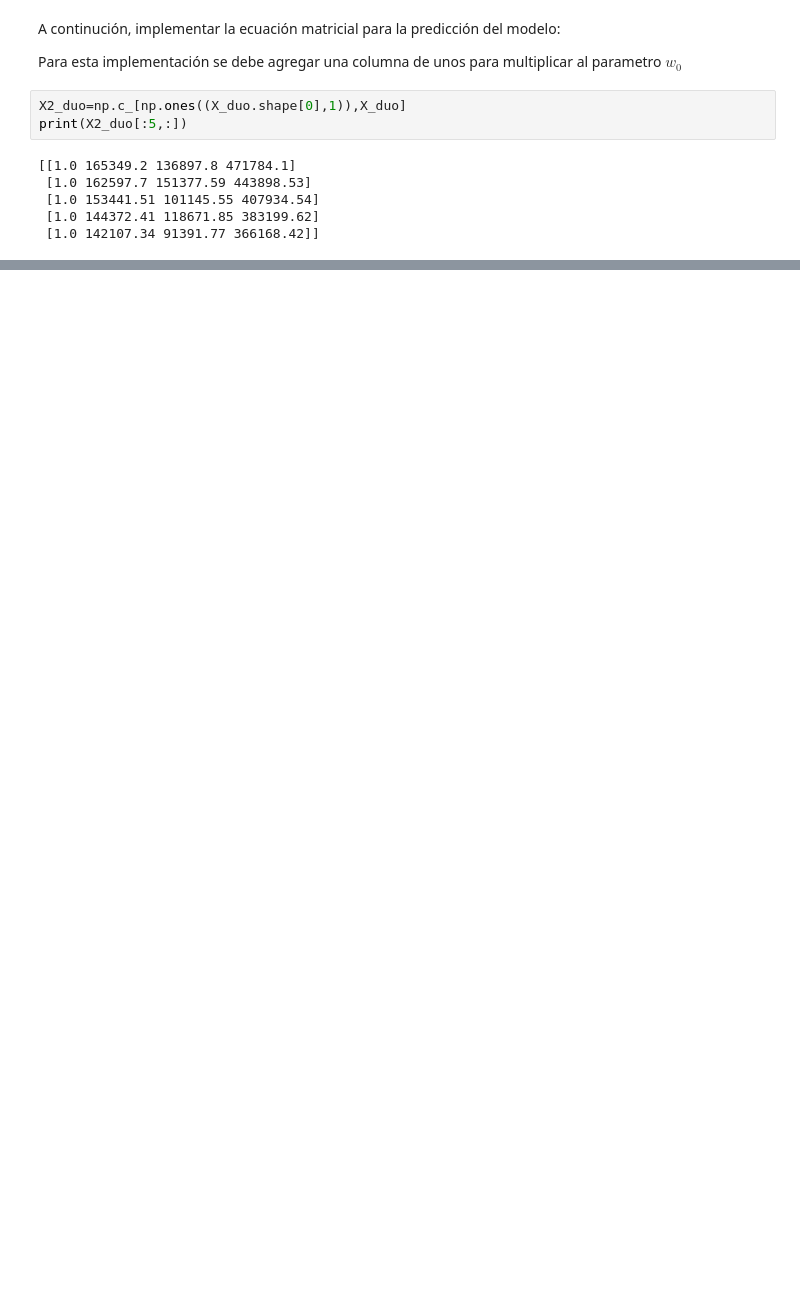
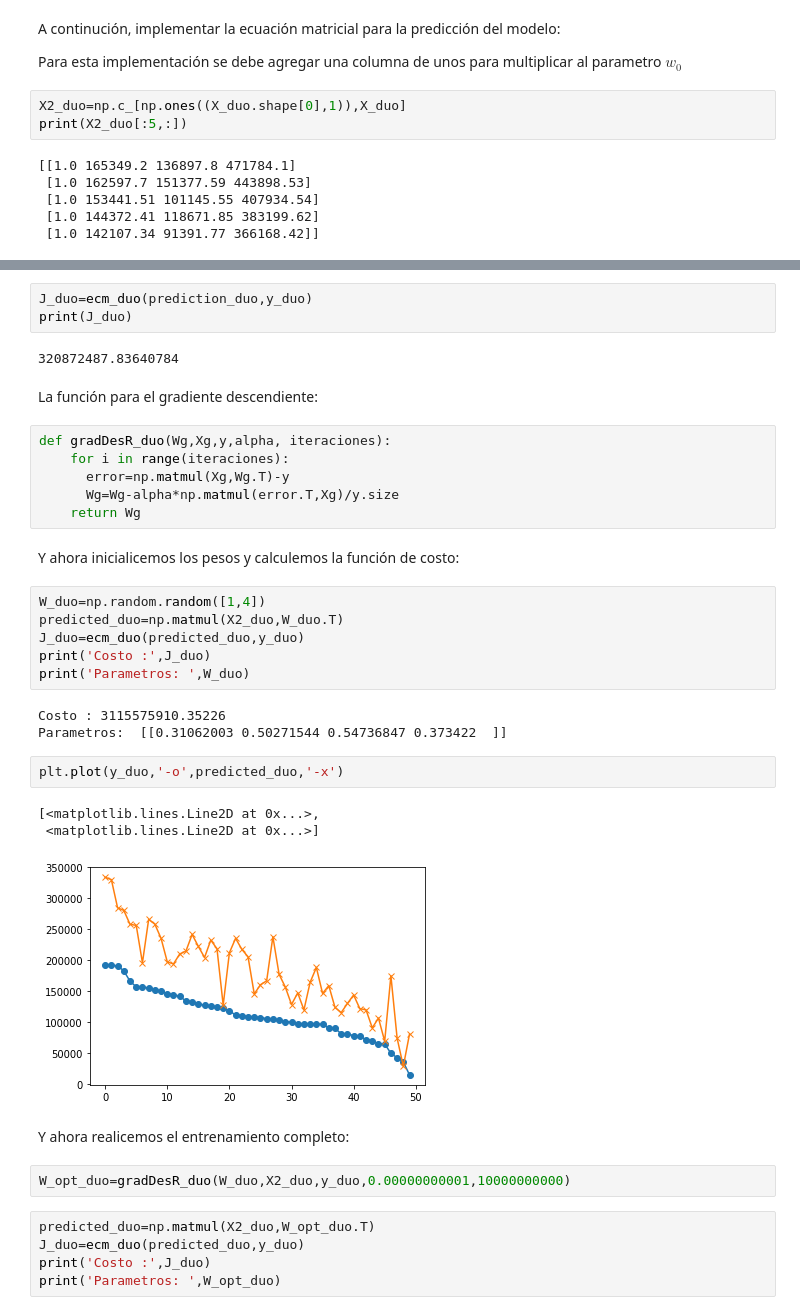
Before and after one commit to ijrios/Machine_learning_regression, a Jupyter notebook: opus_regression.ipynb, the cells around one changed output, grey strips where cells are left out. Saved outputs shown, nothing was run; the diff lists cells and outputs as text; blank space fills up the shorter version.

```diff
--- a/opus_regression.ipynb
+++ b/opus_regression.ipynb
@@ -227,0 +237,39 @@ print(X2_duo[:5,:])
+# %%
+J_duo=ecm_duo(prediction_duo,y_duo)
+print(J_duo)
+# %% [output]
+320872487.83640784
+# %% [markdown]
+La función para el gradiente descendiente:
+# %%
+def gradDesR_duo(Wg,Xg,y,alpha, iteraciones):
+    for i in range(iteraciones):
+      error=np.matmul(Xg,Wg.T)-y
+      Wg=Wg-alpha*np.matmul(error.T,Xg)/y.size
+    return Wg
+# %% [markdown]
+Y ahora inicialicemos los pesos y calculemos la función de costo:
+# %%
+W_duo=np.random.random([1,4])
+predicted_duo=np.matmul(X2_duo,W_duo.T)
+J_duo=ecm_duo(predicted_duo,y_duo)
+print('Costo :',J_duo)
+print('Parametros: ',W_duo)
+# %% [output]
+Costo : 3115575910.35226
+Parametros:  [[0.31062003 0.50271544 0.54736847 0.373422  ]]
+# %%
+plt.plot(y_duo,'-o',predicted_duo,'-x')
+# %% [output]
+[<matplotlib.lines.Line2D at 0x...>,
+ <matplotlib.lines.Line2D at 0x...>]
+[figure, added]
+# %% [markdown]
+Y ahora realicemos el entrenamiento completo:
+# %%
+W_opt_duo=gradDesR_duo(W_duo,X2_duo,y_duo,0.00000000001,10000000000)
+# %%
+predicted_duo=np.matmul(X2_duo,W_opt_duo.T)
+J_duo=ecm_duo(predicted_duo,y_duo)
+print('Costo :',J_duo)
+print('Parametros: ',W_opt_duo)
```
Also changed, not shown: parts of 10 cells of this notebook.
